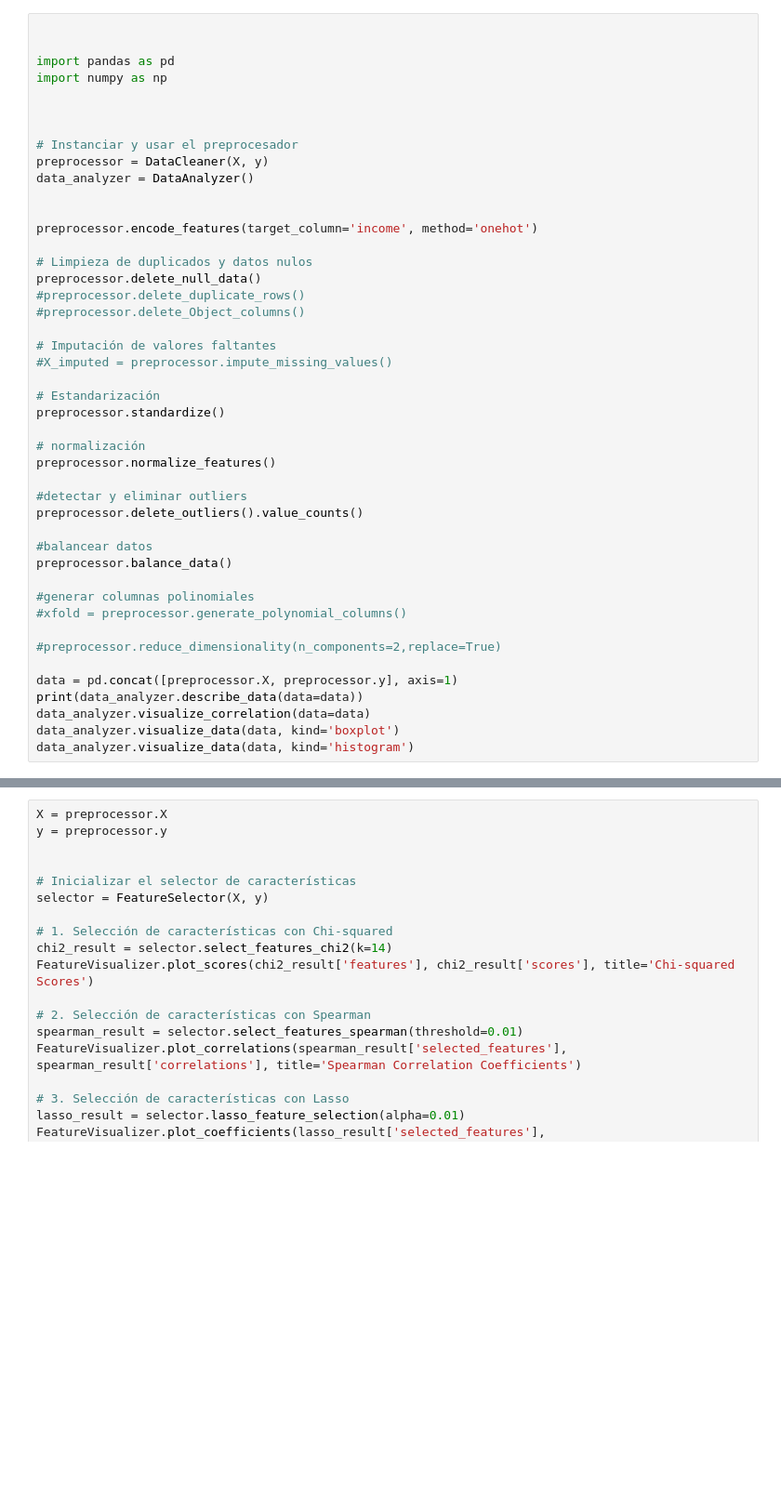
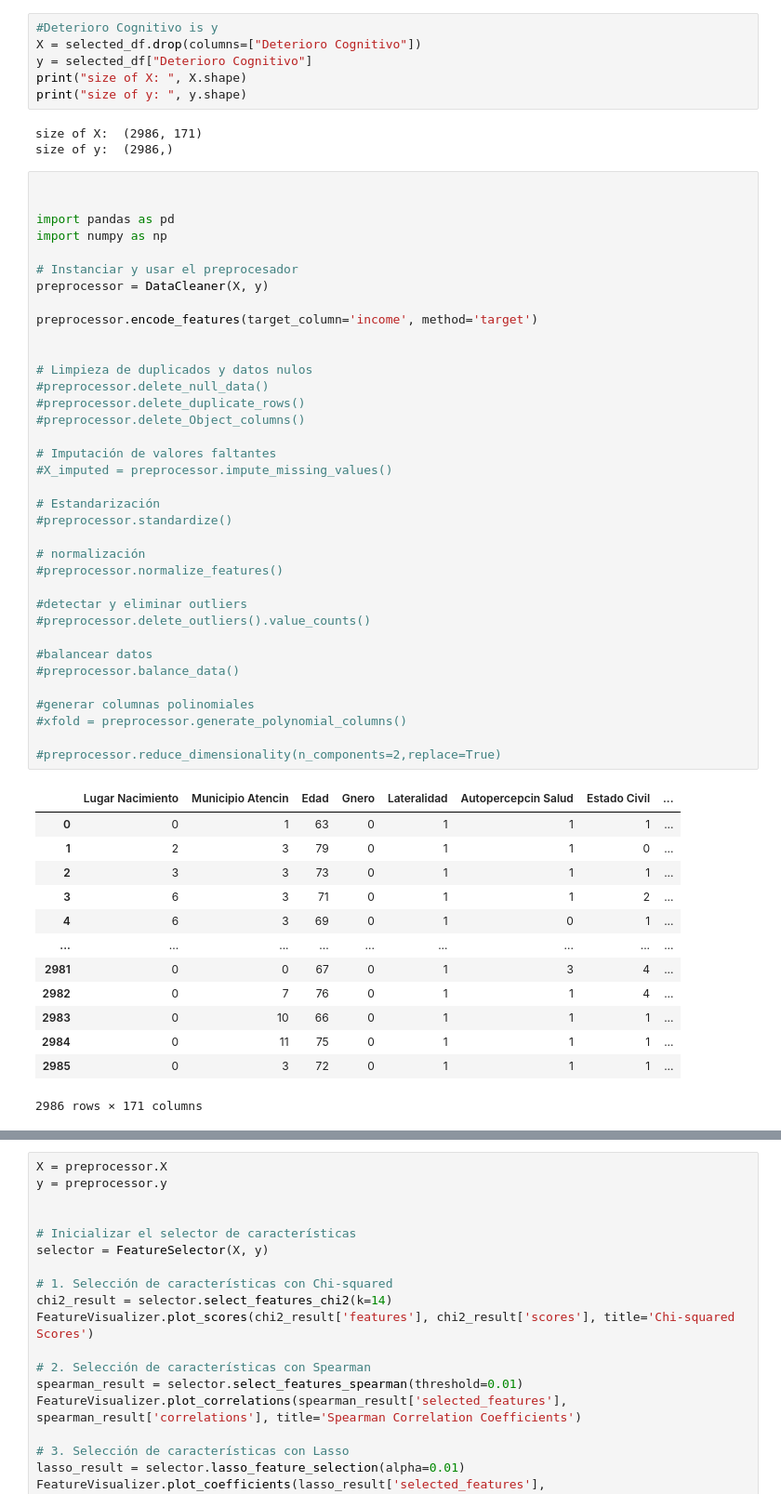
Before and after one commit to JuanSebastianCG/Python_Cognitive_Decline_AI, a Jupyter notebook: model/notebooks/DtaProcessing.ipynb, the cells around one changed output, grey strips where cells are left out. Shown: that part at 93% size. Drawn from its saved outputs; the diff is of its cells as text; blank space fills up the shorter version.

Commit message:
initial data filtering

```diff
--- a/model/notebooks/DtaProcessing.ipynb
+++ b/model/notebooks/DtaProcessing.ipynb
@@ -46,45 +97,59 @@ print(data.columns.values)
+# %%
+#Deterioro Cognitivo is y
+X = selected_df.drop(columns=["Deterioro Cognitivo"])
+y = selected_df["Deterioro Cognitivo"]
+print("size of X: ", X.shape)
+print("size of y: ", y.shape)
+# %% [output]
+size of X:  (2986, 171)
+size of y:  (2986,)
 # %%
 
 
 import pandas as pd
 import numpy as np
 
+# Instanciar y usar el preprocesador
+preprocessor = DataCleaner(X, y)
+
+preprocessor.encode_features(target_column='income', method='target')
 
 
-# Instanciar y usar el preprocesador
-preprocessor = DataCleaner(X, y)
-data_analyzer = DataAnalyzer()
-
-
-preprocessor.encode_features(target_column='income', method='onehot')
-
 # Limpieza de duplicados y datos nulos
-preprocessor.delete_null_data()
+#preprocessor.delete_null_data()
 #preprocessor.delete_duplicate_rows()
 #preprocessor.delete_Object_columns()
 
 # Imputación de valores faltantes
 #X_imputed = preprocessor.impute_missing_values()
 
 # Estandarización
-preprocessor.standardize()
+#preprocessor.standardize()
 
 # normalización
-preprocessor.normalize_features()
+#preprocessor.normalize_features()
 
 #detectar y eliminar outliers
-preprocessor.delete_outliers().value_counts()
+#preprocessor.delete_outliers().value_counts()
 
 #balancear datos
-preprocessor.balance_data()
+#preprocessor.balance_data()
 
 #generar columnas polinomiales
 #xfold = preprocessor.generate_polynomial_columns()
 
 #preprocessor.reduce_dimensionality(n_components=2,replace=True)
-
-data = pd.concat([preprocessor.X, preprocessor.y], axis=1)
-print(data_analyzer.describe_data(data=data))
-data_analyzer.visualize_correlation(data=data)
-data_analyzer.visualize_data(data, kind='boxplot')
-data_analyzer.visualize_data(data, kind='histogram')
+# %% [output]
+|  | Lugar Nacimiento | Municipio Atencin | Edad | Gnero | Lateralidad | Autopercepcin Salud | Estado Civil | ... |
+| 0 | 0 | 1 | 63 | 0 | 1 | 1 | 1 | ... |
+| 1 | 2 | 3 | 79 | 0 | 1 | 1 | 0 | ... |
+| 2 | 3 | 3 | 73 | 0 | 1 | 1 | 1 | ... |
+| 3 | 6 | 3 | 71 | 0 | 1 | 1 | 2 | ... |
+| 4 | 6 | 3 | 69 | 0 | 1 | 0 | 1 | ... |
+| ... | ... | ... | ... | ... | ... | ... | ... | ... |
+| 2981 | 0 | 0 | 67 | 0 | 1 | 3 | 4 | ... |
+| 2982 | 0 | 7 | 76 | 0 | 1 | 1 | 4 | ... |
+| 2983 | 0 | 10 | 66 | 0 | 1 | 1 | 1 | ... |
+| 2984 | 0 | 11 | 75 | 0 | 1 | 1 | 1 | ... |
+| 2985 | 0 | 3 | 72 | 0 | 1 | 1 | 1 | ... |
+2986 rows × 171 columns
```
Also changed, not shown: parts of 4 cells of this notebook, 2 other files.
